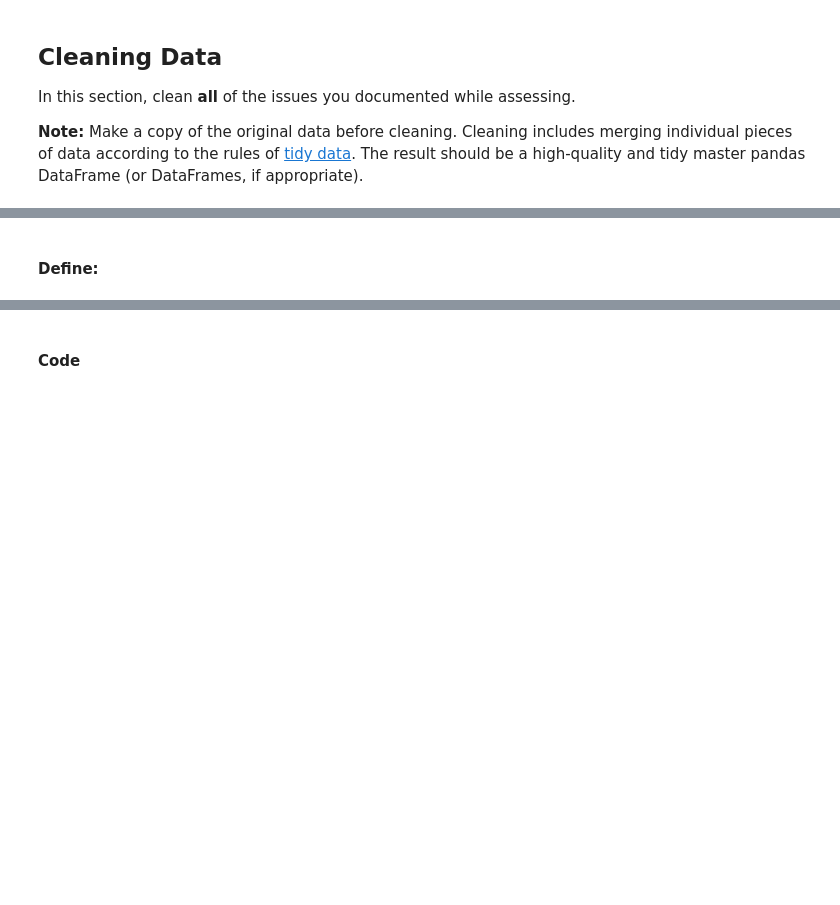
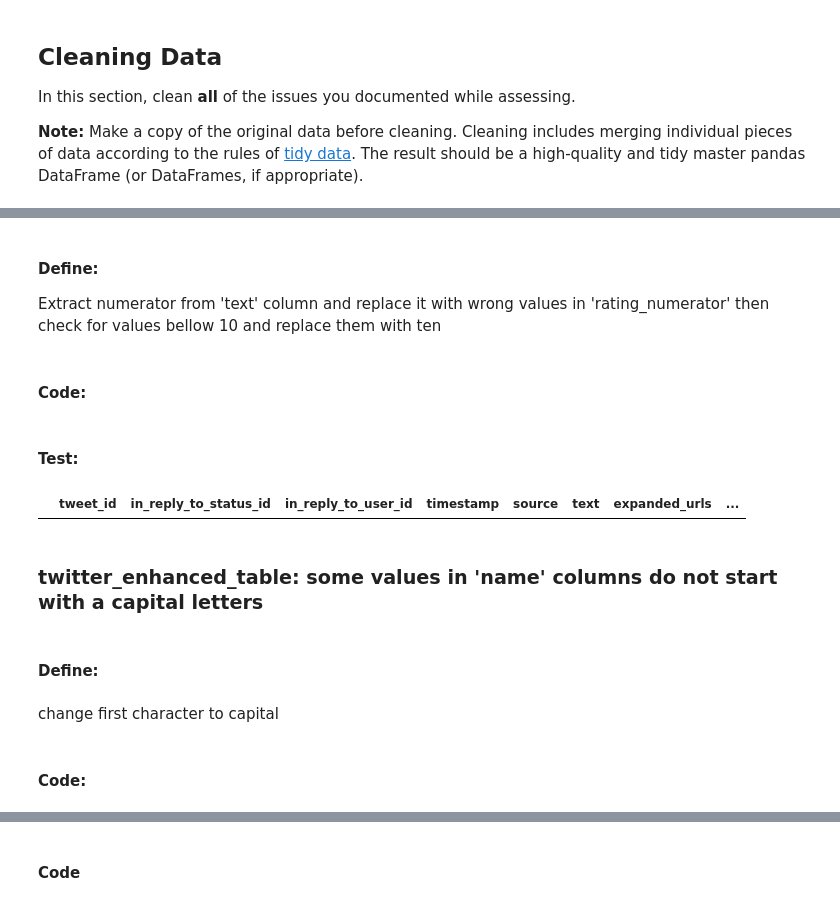
Before and after one commit to ardeshirsaadat/project3_wrangle_and_analyze_data, a Jupyter notebook: wrangle_act.ipynb, the cells around one changed output, grey strips where cells are left out. Saved outputs shown, nothing was run; the diff lists cells and outputs as text; code cells hidden in the pictures; blank space fills up the shorter version.

```diff
--- a/wrangle_act.ipynb
+++ b/wrangle_act.ipynb
@@ -243,2 +269,23 @@ df_clean_image_preds=image_preds_df.copy()
+# %% [markdown]
+#### Define:
+Extract numerator from 'text' column and replace it with wrong values in 'rating_numerator' then check for values bellow 10 and replace them with ten
+# %% [markdown]
+#### Code:
+# %%
+df_clean_tweets_enhanced['rating_numerator']=df_clean_tweets_enhanced.text.str.extract('((?:\d+\.)?\d+)\/(\d+)', expand=True)[0].astype(float)
+# %%
+df_clean_tweets_enhanced.rating_numerator=df_clean_tweets_enhanced.rating_numerator.apply(lambda x:10 if x<10 else x)
+# %% [markdown]
+#### Test:
+# %%
+df_clean_tweets_enhanced.query('rating_numerator<10')
+# %% [output]
+|  | tweet_id | in_reply_to_status_id | in_reply_to_user_id | timestamp | source | text | expanded_urls | ... |
+# %% [markdown]
+### twitter_enhanced_table: some values in 'name' columns do not start with a capital letters
 # %% [markdown]
 #### Define:
+# %% [markdown]
+change first character to capital
+# %% [markdown]
+#### Code:
```
Also changed, not shown: parts of 81 cells of this notebook, 1 other file.
